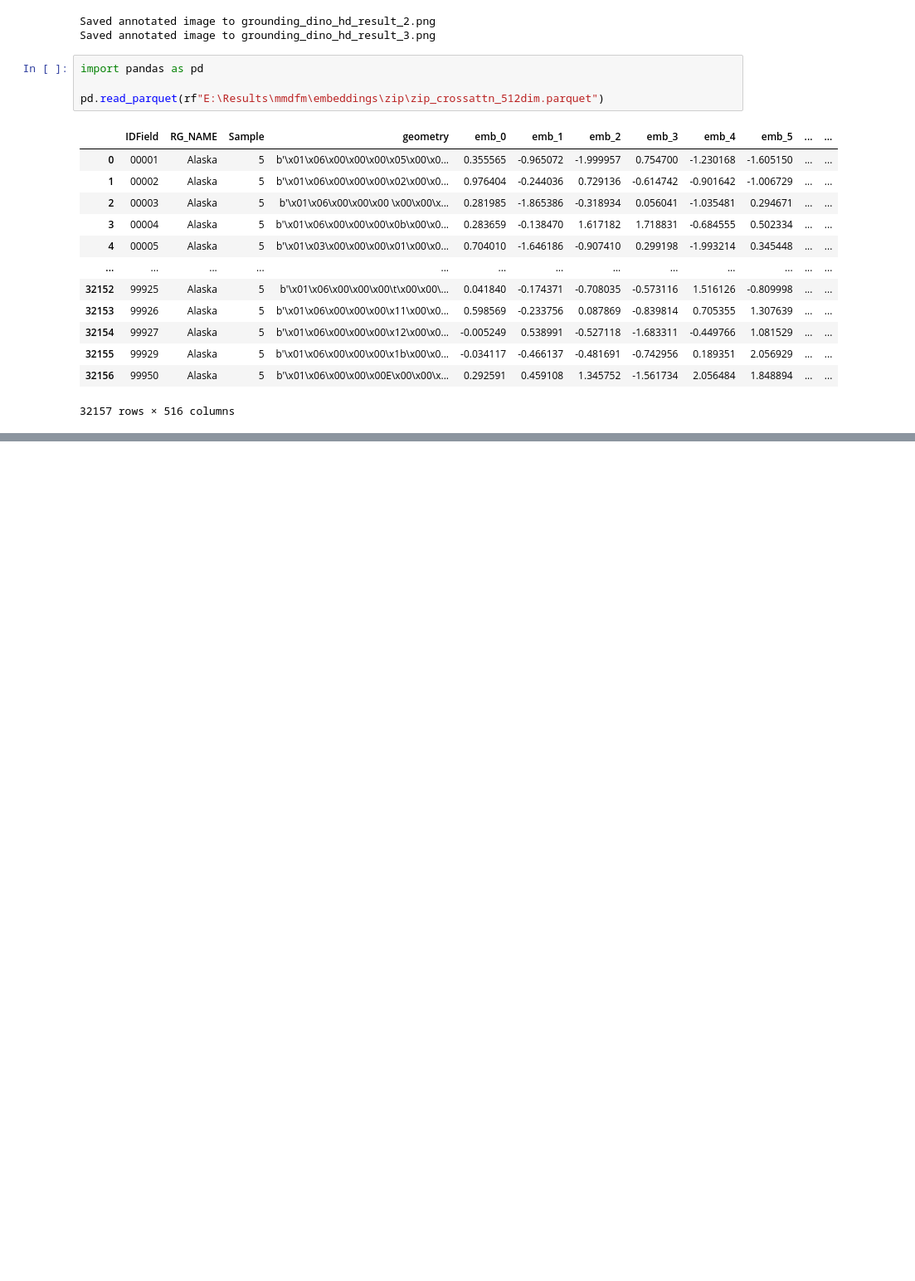
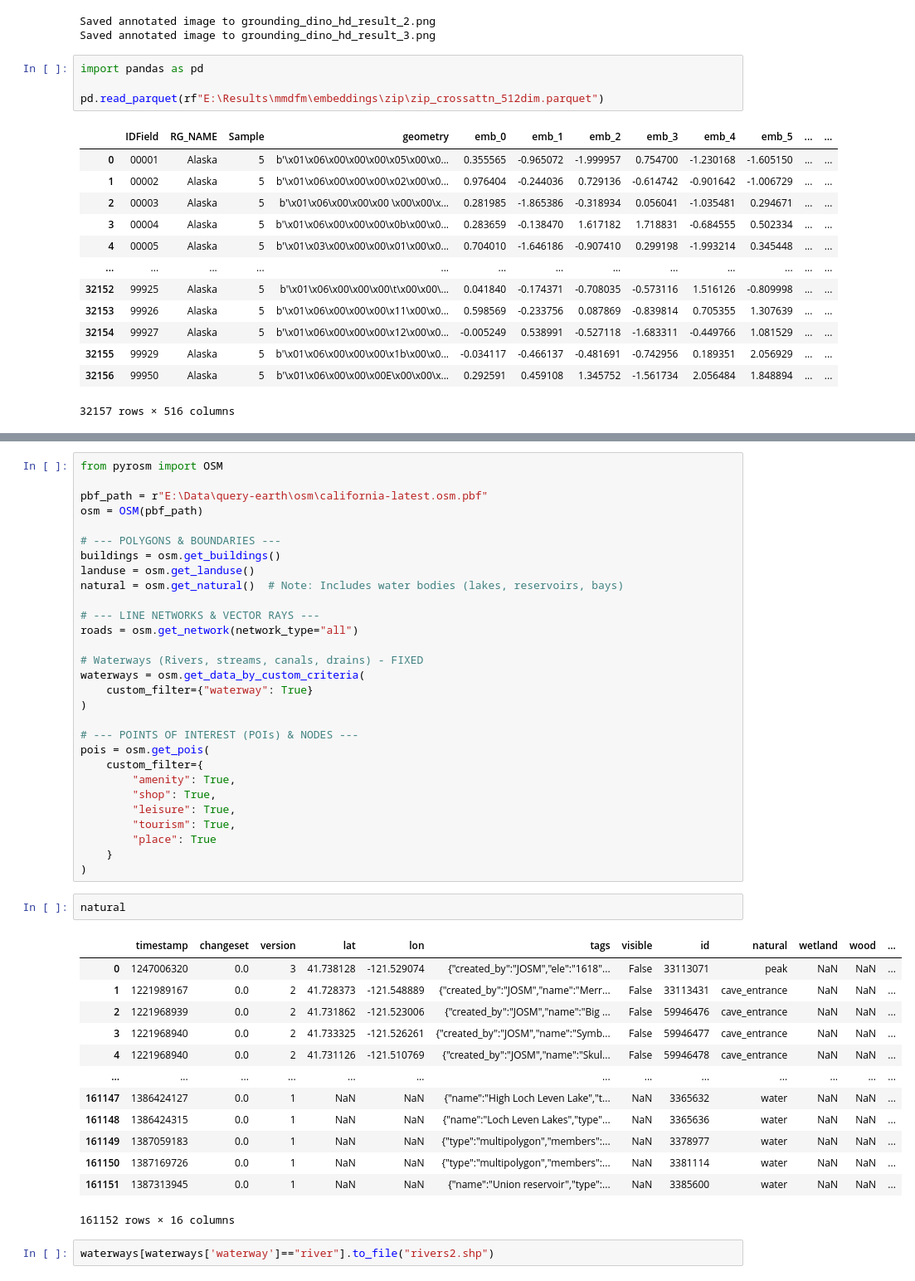
Before and after one commit to sarkarsusanket/esri-earth-search-engine, a Jupyter notebook: call_search_engine.ipynb, the cells around one changed output, grey strips where cells are left out. Shown at 83% size. Cells and saved outputs as stored; diff of their text form; blank space fills up the shorter version.

```diff
--- a/call_search_engine.ipynb
+++ b/call_search_engine.ipynb
@@ -1696,0 +1746,47 @@ pd.read_parquet(rf"E:\Results\mmdfm\embeddings\zip\zip_crossattn_512dim.parquet"
+# %%
+from pyrosm import OSM
+
+pbf_path = r"E:\Data\query-earth\osm\california-latest.osm.pbf"
+osm = OSM(pbf_path)
+
+# --- POLYGONS & BOUNDARIES ---
+buildings = osm.get_buildings()
+landuse = osm.get_landuse()
+natural = osm.get_natural()  # Note: Includes water bodies (lakes, reservoirs, bays)
+
+# --- LINE NETWORKS & VECTOR RAYS ---
+roads = osm.get_network(network_type="all")
+
+# Waterways (Rivers, streams, canals, drains) - FIXED
+waterways = osm.get_data_by_custom_criteria(
+    custom_filter={"waterway": True}
+)
+
+# --- POINTS OF INTEREST (POIs) & NODES ---
+pois = osm.get_pois(
+    custom_filter={
+        "amenity": True,
+        "shop": True,
+        "leisure": True,
+        "tourism": True,
+        "place": True
+    }
+)
+# %%
+natural
+# %% [output]
+|  | timestamp | changeset | version | lat | lon | tags | visible | id | natural | wetland | wood | ... |
+| 0 | 1247006320 | 0.0 | 3 | 41.738128 | -121.529074 | {"created_by":"JOSM","ele":"1618"... | False | 33113071 | peak | NaN | NaN | ... |
+| 1 | 1221989167 | 0.0 | 2 | 41.728373 | -121.548889 | {"created_by":"JOSM","name":"Merr... | False | 33113431 | cave_entrance | NaN | NaN | ... |
+| 2 | 1221968939 | 0.0 | 2 | 41.731862 | -121.523006 | {"created_by":"JOSM","name":"Big ... | False | 59946476 | cave_entrance | NaN | NaN | ... |
+| 3 | 1221968940 | 0.0 | 2 | 41.733325 | -121.526261 | {"created_by":"JOSM","name":"Symb... | False | 59946477 | cave_entrance | NaN | NaN | ... |
+| 4 | 1221968940 | 0.0 | 2 | 41.731126 | -121.510769 | {"created_by":"JOSM","name":"Skul... | False | 59946478 | cave_entrance | NaN | NaN | ... |
+| ... | ... | ... | ... | ... | ... | ... | ... | ... | ... | ... | ... | ... |
+| 161147 | 1386424127 | 0.0 | 1 | NaN | NaN | {"name":"High Loch Leven Lake","t... | NaN | 3365632 | water | NaN | NaN | ... |
+| 161148 | 1386424315 | 0.0 | 1 | NaN | NaN | {"name":"Loch Leven Lakes","type"... | NaN | 3365636 | water | NaN | NaN | ... |
+| 161149 | 1387059183 | 0.0 | 1 | NaN | NaN | {"type":"multipolygon","members":... | NaN | 3378977 | water | NaN | NaN | ... |
+| 161150 | 1387169726 | 0.0 | 1 | NaN | NaN | {"type":"multipolygon","members":... | NaN | 3381114 | water | NaN | NaN | ... |
+| 161151 | 1387313945 | 0.0 | 1 | NaN | NaN | {"name":"Union reservoir","type":... | NaN | 3385600 | water | NaN | NaN | ... |
+161152 rows × 16 columns
+# %%
+waterways[waterways['waterway']=="river"].to_file("rivers2.shp")
```
Also changed, not shown: parts of 14 cells of this notebook, 3 other files.
